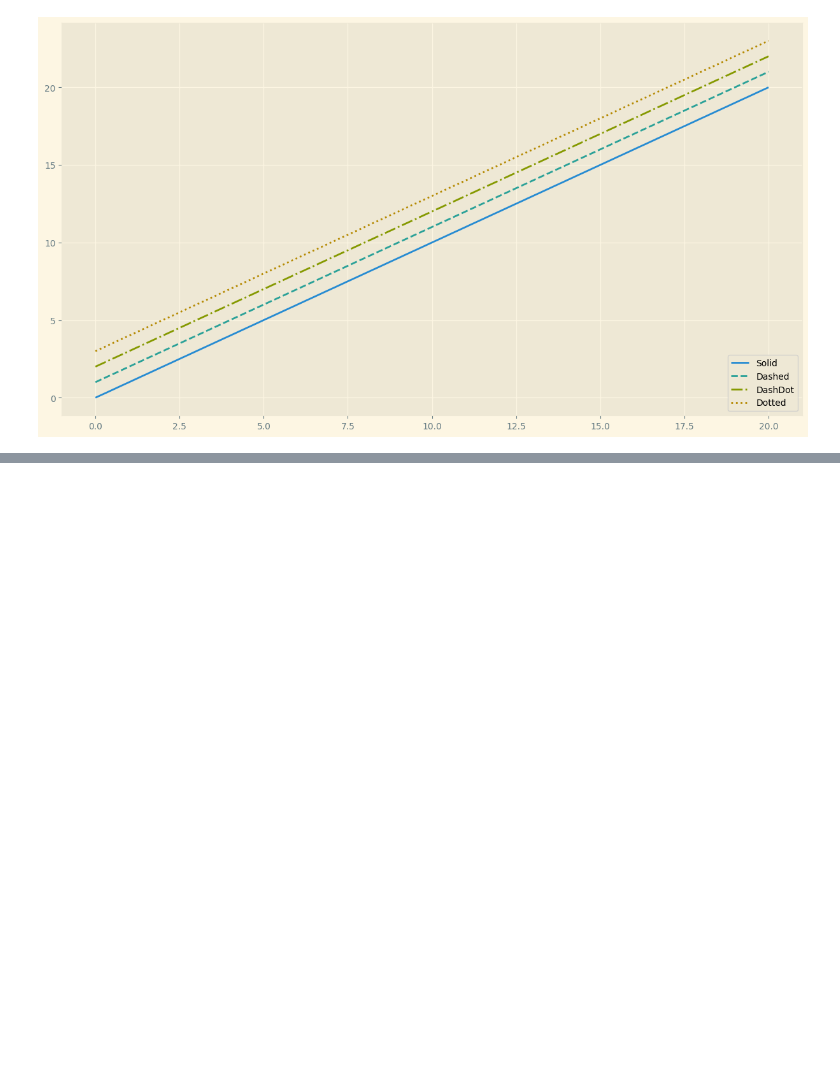
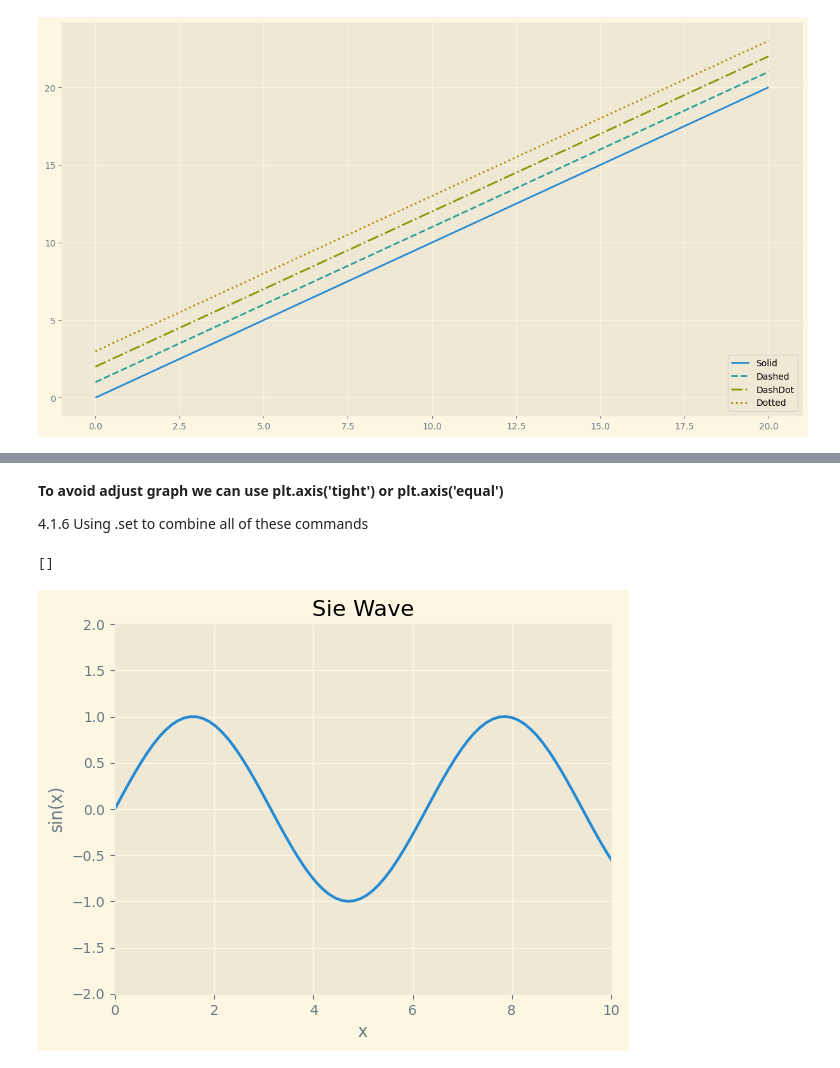
Before and after one commit to ujjwaljha1/Python, a Jupyter notebook: Libraries/Matplotlib.ipynb, the cells around one changed output, grey strips where cells are left out. Saved outputs shown, nothing was run; the diff lists cells and outputs as text; code cells hidden in the pictures; blank space fills up the shorter version.

```diff
--- a/Libraries/Matplotlib.ipynb
+++ b/Libraries/Matplotlib.ipynb
@@ -219,0 +256,18 @@ plt.show()
+# %% [markdown]
+
+**To avoid adjust graph we can use plt.axis('tight') or plt.axis('equal')**
+
+4.1.6 Using .set to combine all of these commands
+# %%
+x = np.linspace(0, 4*np.pi, 100)
+
+fig = plt.axes()
+
+fig.plot(x, np.sin(x))
+
+fig.set(xlim = (0,10), ylim = (-2,2), xlabel = 'x', ylabel = 'sin(x)', title = 'Sie Wave')
+
+fig.plot()
+# %% [output]
+[]
+[figure, added]
```
Also changed, not shown: parts of 4 cells of this notebook.
